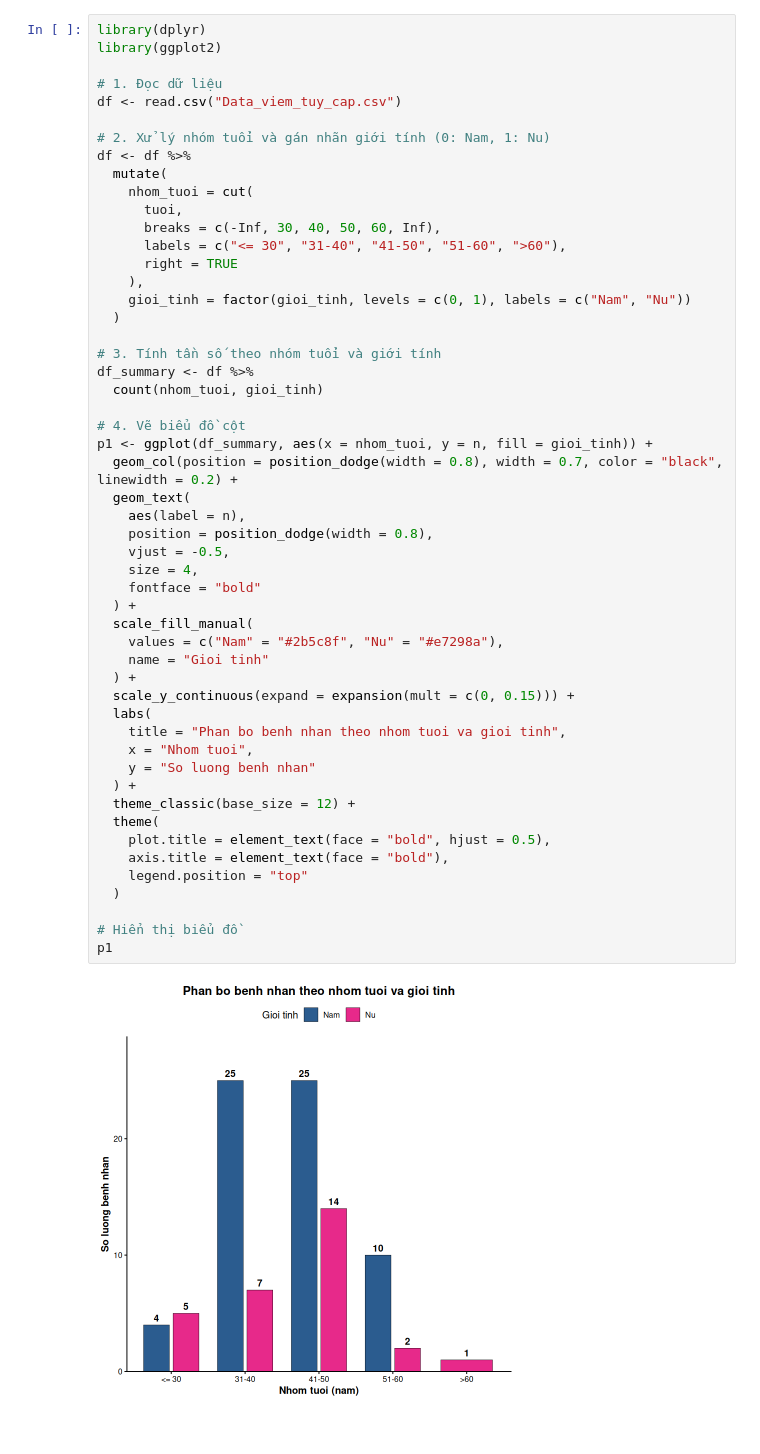
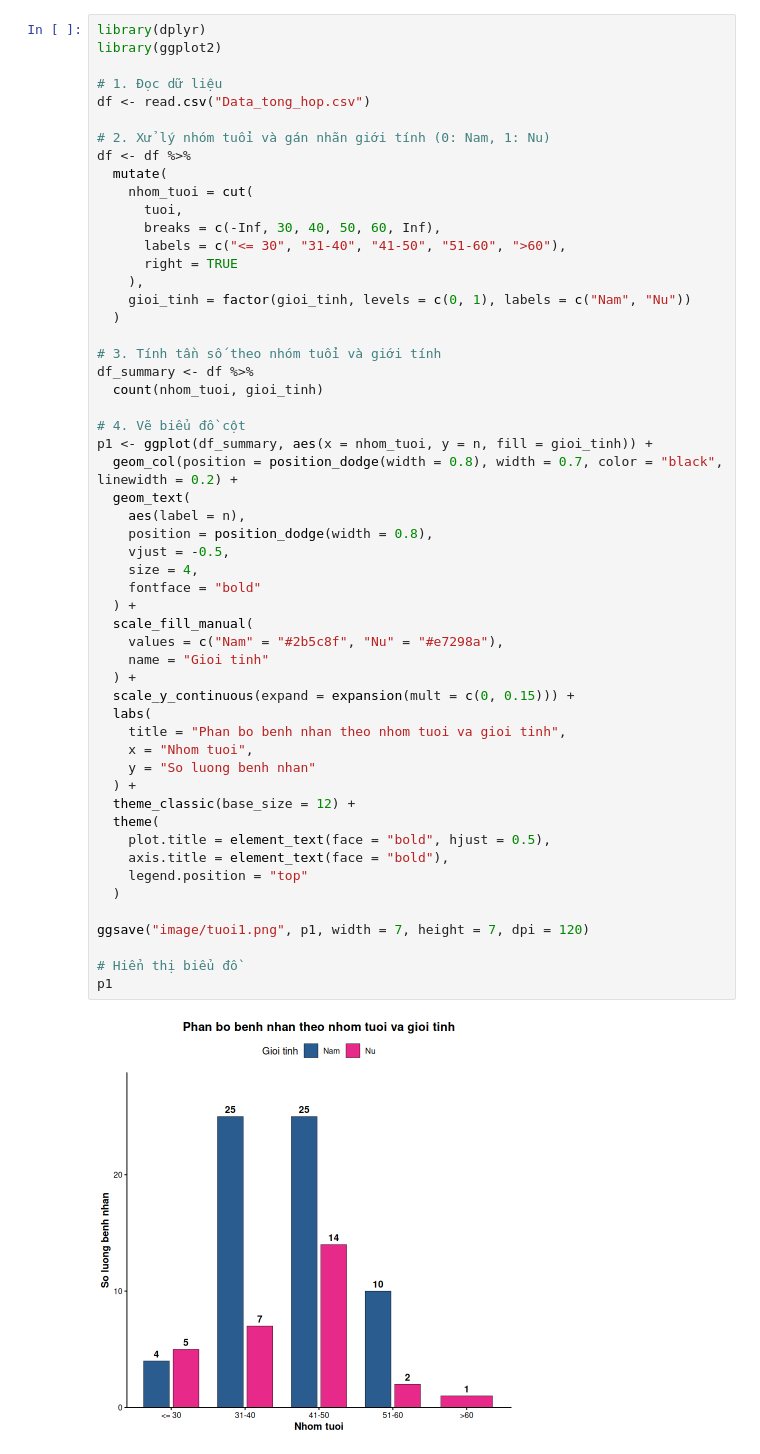
Before and after one commit to AslanPhamm/HTG-Hypertriglyceridemia-induced-acute-pancreatitis, a Jupyter notebook: Data_analyzed.ipynb, the cells around one changed output. Cells and saved outputs as stored; diff of their text form.

```diff
--- a/Data_analyzed.ipynb
+++ b/Data_analyzed.ipynb
@@ -75,7 +79,7 @@ library(dplyr)
 library(ggplot2)
 
 # 1. Đọc dữ liệu
-df <- read.csv("Data_viem_tuy_cap.csv")
+df <- read.csv("Data_tong_hop.csv")
 
 # 2. Xử lý nhóm tuổi và gán nhãn giới tính (0: Nam, 1: Nu)
 df <- df %>%
@@ -96,34 +100,36 @@ df_summary <- df %>%
 # 4. Vẽ biểu đồ cột
 p1 <- ggplot(df_summary, aes(x = nhom_tuoi, y = n, fill = gioi_tinh)) +
   geom_col(position = position_dodge(width = 0.8), width = 0.7, color = "black", linewidth = 0.2) +
   geom_text(
     aes(label = n),
     position = position_dodge(width = 0.8),
     vjust = -0.5,
     size = 4,
     fontface = "bold"
   ) +
   scale_fill_manual(
     values = c("Nam" = "#2b5c8f", "Nu" = "#e7298a"),
     name = "Gioi tinh"
   ) +
   scale_y_continuous(expand = expansion(mult = c(0, 0.15))) +
   labs(
     title = "Phan bo benh nhan theo nhom tuoi va gioi tinh",
     x = "Nhom tuoi",
     y = "So luong benh nhan"
   ) +
   theme_classic(base_size = 12) +
   theme(
     plot.title = element_text(face = "bold", hjust = 0.5),
     axis.title = element_text(face = "bold"),
     legend.position = "top"
   )
 
+ggsave("image/tuoi1.png", p1, width = 7, height = 7, dpi = 120)
+
 # Hiển thị biểu đồ
 p1
 # %% [output]
-[figure, old version]
+[figure, new version]
 # %%
 p2 <- ggplot(df, aes(x = nhom_tuoi, y = tuoi, fill = gioi_tinh)) +
   geom_boxplot(
```
Also changed, not shown: parts of 24 cells of this notebook, 11 other files.
